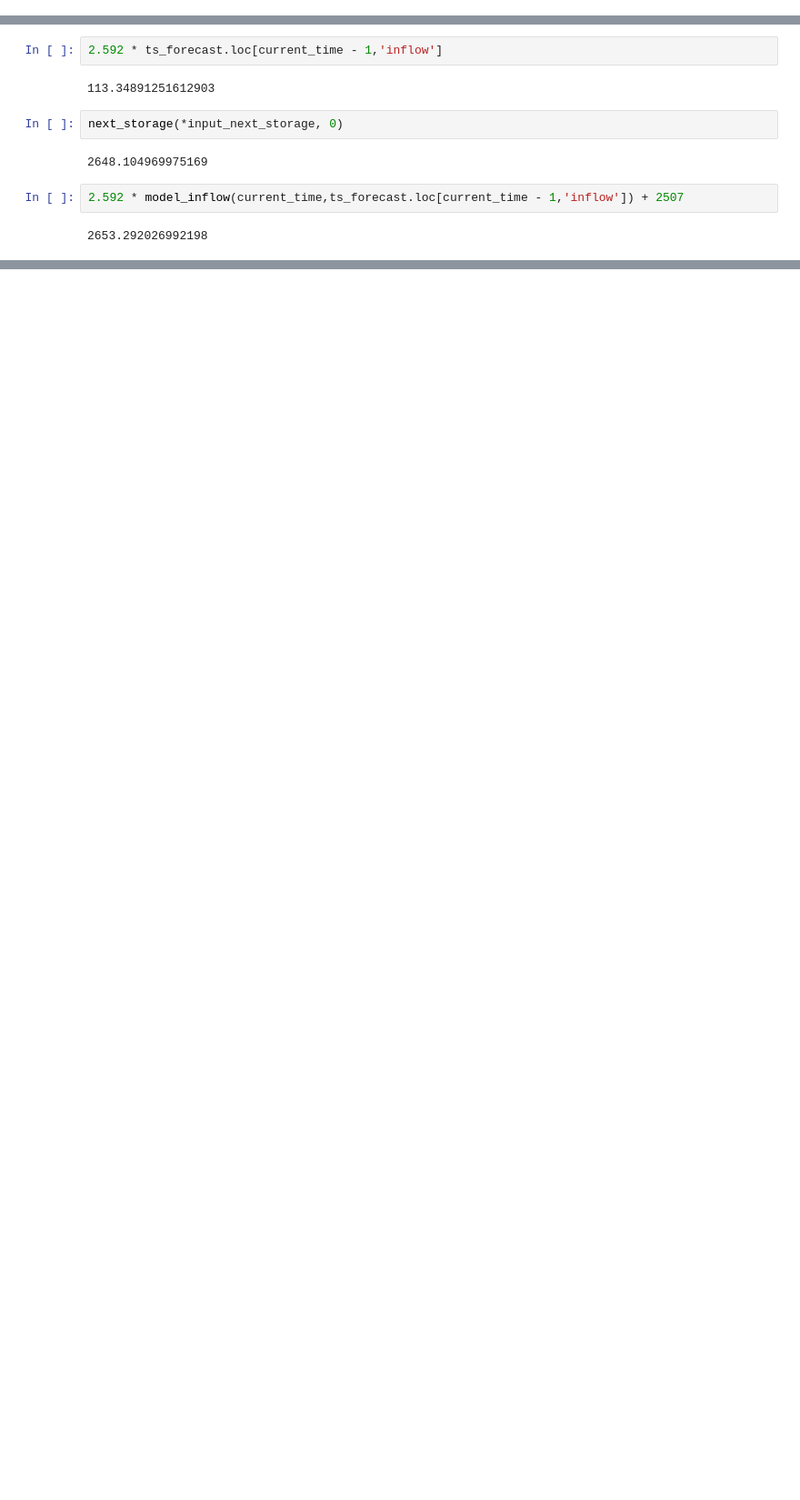
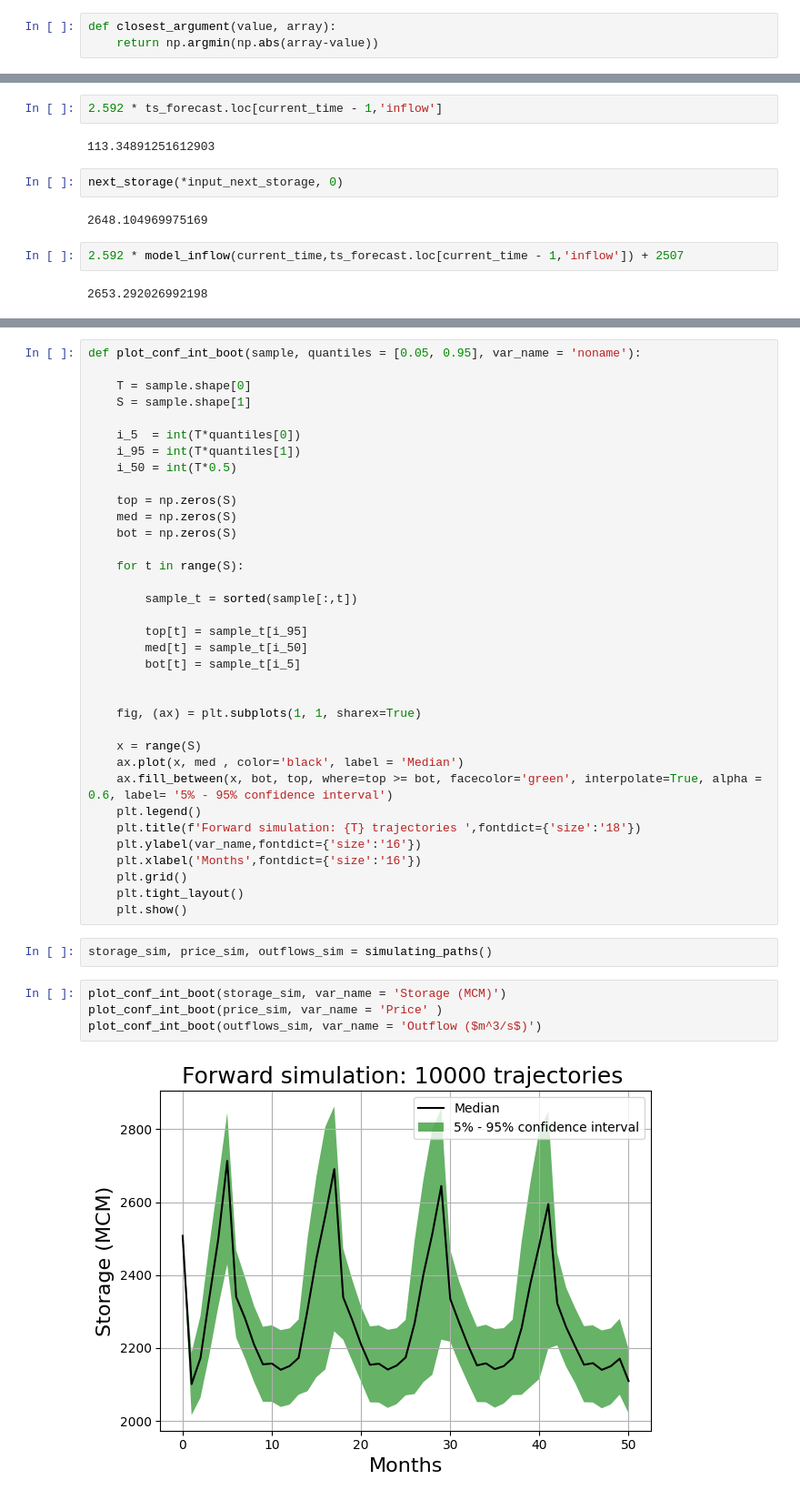
Before and after one commit to igseg/reservoir, a Jupyter notebook: IV_efficient.ipynb, the cells around one changed output, grey strips where cells are left out. Shown at 91% size. Saved outputs shown, nothing was run; the diff lists cells and outputs as text; blank space fills up the shorter version.

```diff
--- a/IV_efficient.ipynb
+++ b/IV_efficient.ipynb
@@ -358,3 +467,6 @@ print(price_coor)
 ts.loc[time_0-1,'outflow']
 # %% [output]
 1.4231612903225803
+# %%
+def closest_argument(value, array):
+    return np.argmin(np.abs(array-value))
@@ -460,0 +650,43 @@ next_storage(*input_next_storage, 0)
+# %%
+def plot_conf_int_boot(sample, quantiles = [0.05, 0.95], var_name = 'noname'):
+
+    T = sample.shape[0]
+    S = sample.shape[1]
+
+    i_5  = int(T*quantiles[0])
+    i_95 = int(T*quantiles[1])
+    i_50 = int(T*0.5)
+
+    top = np.zeros(S)
+    med = np.zeros(S)
+    bot = np.zeros(S)
+
+    for t in range(S):
+
+        sample_t = sorted(sample[:,t])
+
+        top[t] = sample_t[i_95]
+        med[t] = sample_t[i_50]
+        bot[t] = sample_t[i_5]
+
+
+    fig, (ax) = plt.subplots(1, 1, sharex=True)
+
+    x = range(S)
+    ax.plot(x, med , color='black', label = 'Median')
+    ax.fill_between(x, bot, top, where=top >= bot, facecolor='green', interpolate=True, alpha = 0.6, label= '5% - 95% confidence interval')
+    plt.legend()
+    plt.title(f'Forward simulation: {T} trajectories ',fontdict={'size':'18'})
+    plt.ylabel(var_name,fontdict={'size':'16'})
+    plt.xlabel('Months',fontdict={'size':'16'})
+    plt.grid()
+    plt.tight_layout()
+    plt.show()
+# %%
+storage_sim, price_sim, outflows_sim = simulating_paths()
+# %%
+plot_conf_int_boot(storage_sim, var_name = 'Storage (MCM)')
+plot_conf_int_boot(price_sim, var_name = 'Price' )
+plot_conf_int_boot(outflows_sim, var_name = 'Outflow ($m^3/s$)')
+# %% [output]
+[figure, added]
```
Also changed, not shown: parts of 27 cells of this notebook, 4 other files.
